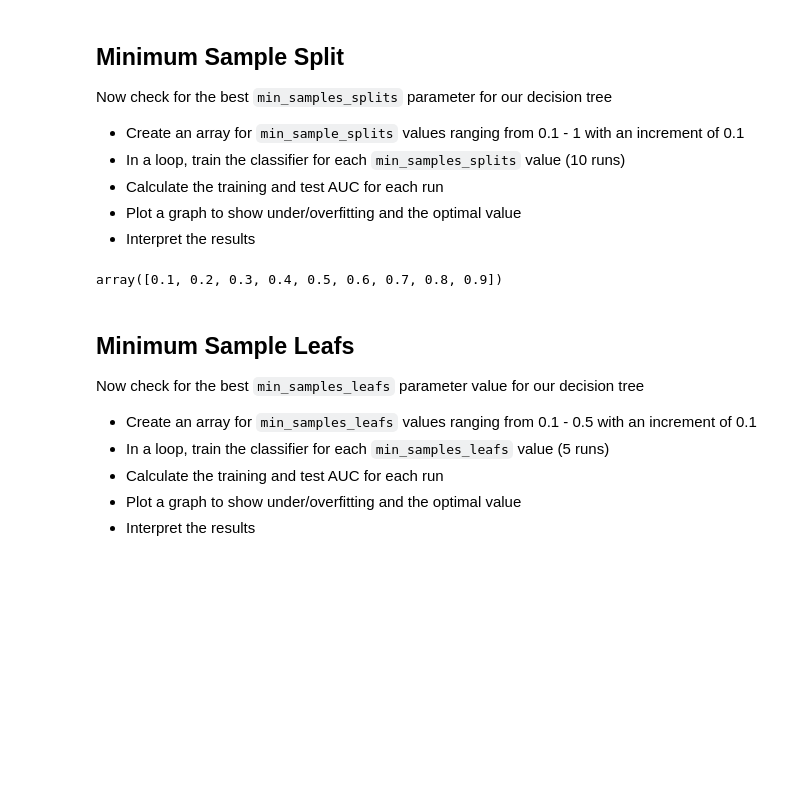
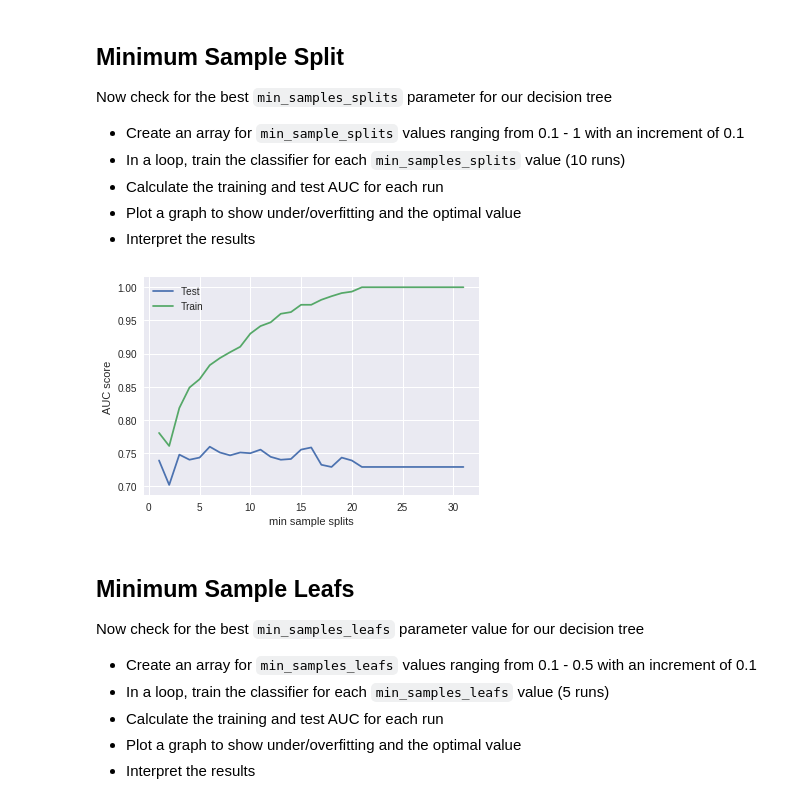
Before and after one commit to OsterMendel/dsc-tuning-decision-trees-lab-nyc-ds-033020, a Jupyter notebook: index.ipynb, the cells around one changed output. Drawn from its saved outputs; the diff is of its cells as text; code cells hidden in the pictures; blank space fills up the shorter version.

```diff
--- a/index.ipynb
+++ b/index.ipynb
@@ -134,27 +134,27 @@ Now check for the best `min_samples_splits` parameter for our decision tree
 # %%
 # Identify the optimal min-samples-split for given data
 
 train_scores2 = []
 scores2 = []
 for i in np.arange(.1,1.1,.1):
     dtc = DecisionTreeClassifier(random_state=SEED,criterion='entropy',max_depth=6,min_samples_split=i)
     dtc.fit(X_train,y_train)
     preds = dtc.predict(X_test)
     predst = dtc.predict(X_train)
     false_positive_rate2, true_positive_rate2, thresholds2 = roc_curve(y_test, preds)
     false_positive_ratet, true_positive_ratet, thresholdst = roc_curve(y_train, predst)
     roc_auc_l = auc(false_positive_rate2,true_positive_rate2)
     roc_auc_t = auc(false_positive_ratet,true_positive_ratet)
     train_scores2.append(roc_auc_t)
     scores2.append(roc_auc_l)
 plt.plot(range(1,32),scores,label='Test');
 plt.plot(range(1,32),train_scores,label='Train');
-plt.xlabel('min s');
+plt.xlabel('min sample splits');
 plt.ylabel('AUC score');
 plt.legend()
 plt.show()
 # %% [output]
-array([0.1, 0.2, 0.3, 0.4, 0.5, 0.6, 0.7, 0.8, 0.9])
+[figure, added]
 # %%
 # Your observations here
 # %% [markdown]
```
